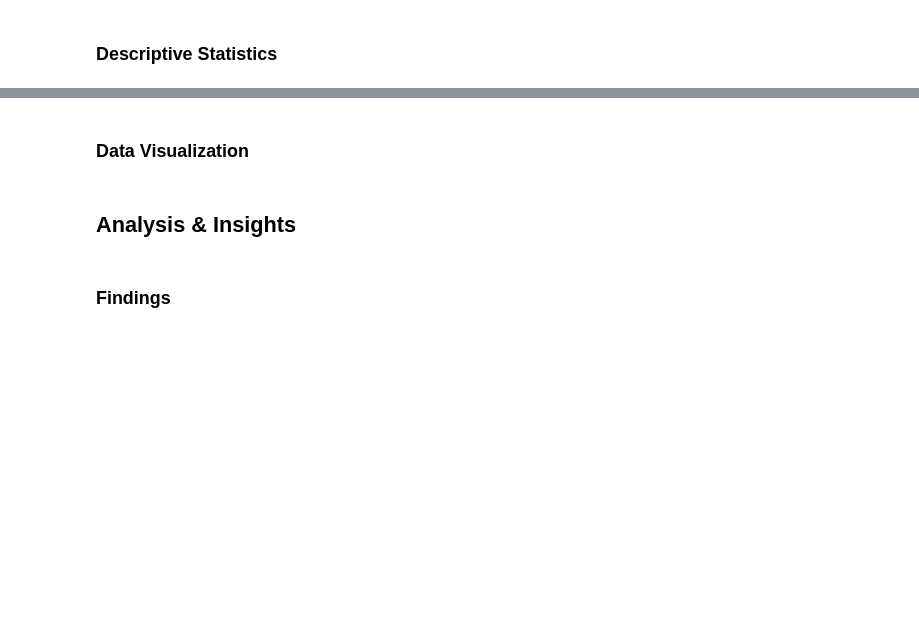
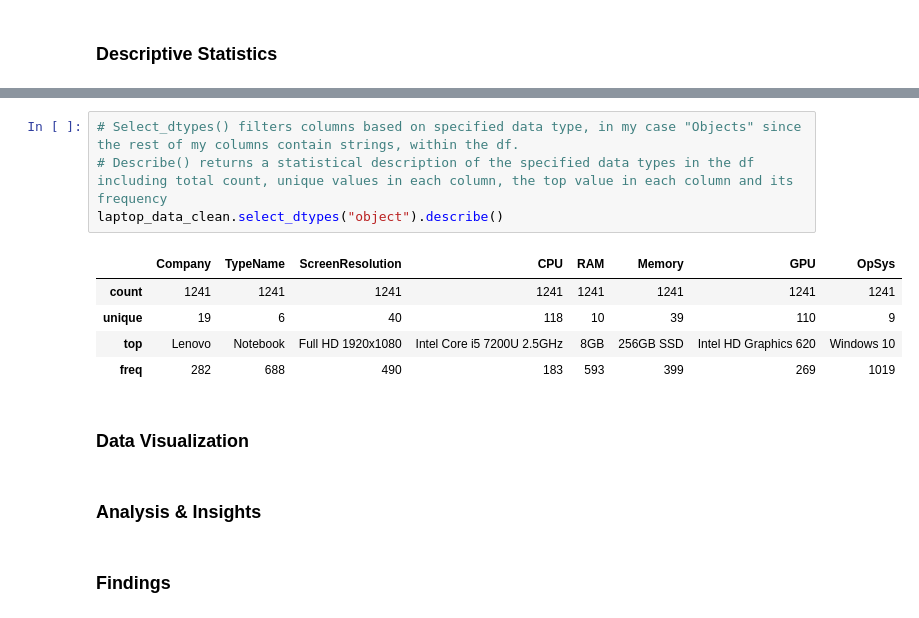
Before and after one commit to rkynhoff/CodeLouisville_Data_M2_Project, a Jupyter notebook: MiniProject_V2.ipynb, the cells around one changed output, grey strips where cells are left out. Saved outputs shown, nothing was run; the diff lists cells and outputs as text; blank space fills up the shorter version.

```diff
--- a/MiniProject_V2.ipynb
+++ b/MiniProject_V2.ipynb
@@ -273,7 +424,17 @@ laptop_data_drop_rows.head(3)
+# %%
+# Select_dtypes() filters columns based on specified data type, in my case "Objects" since the rest of my columns contain strings, within the df.
+# Describe() returns a statistical description of the specified data types in the df including total count, unique values in each column, the top value in each column and its frequency
+laptop_data_clean.select_dtypes("object").describe()
+# %% [output]
+|  | Company | TypeName | ScreenResolution | CPU | RAM | Memory | GPU | OpSys |
+| count | 1241 | 1241 | 1241 | 1241 | 1241 | 1241 | 1241 | 1241 |
+| unique | 19 | 6 | 40 | 118 | 10 | 39 | 110 | 9 |
+| top | Lenovo | Notebook | Full HD 1920x1080 | Intel Core i5 7200U 2.5GHz | 8GB | 256GB SSD | Intel HD Graphics 620 | Windows 10 |
+| freq | 282 | 688 | 490 | 183 | 593 | 399 | 269 | 1019 |
 # %% [markdown]
 ### **Data Visualization**
 # %% [markdown]
-## **Analysis & Insights**
+### **Analysis & Insights**
 # %% [markdown]
 ### **Findings**
 # %% [markdown]
```
Also changed, not shown: parts of 32 cells of this notebook.
